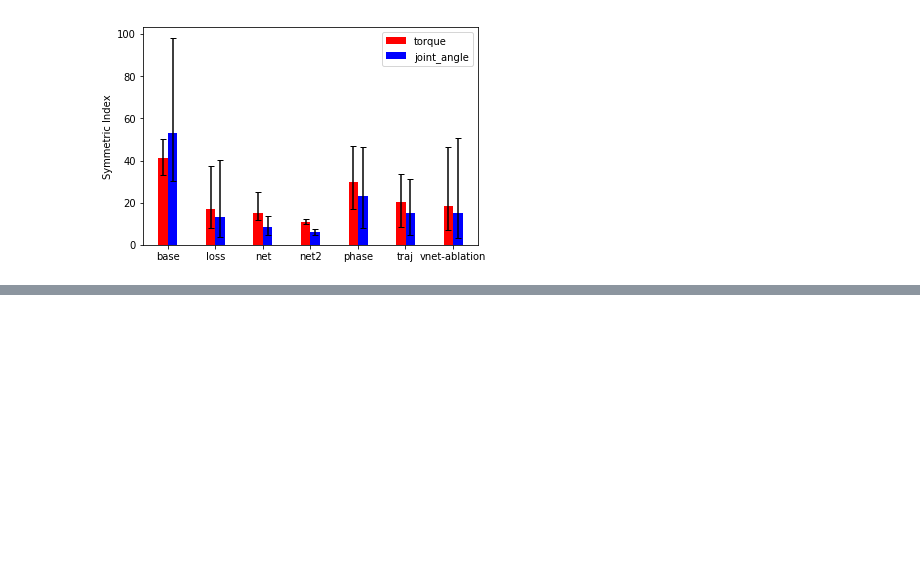
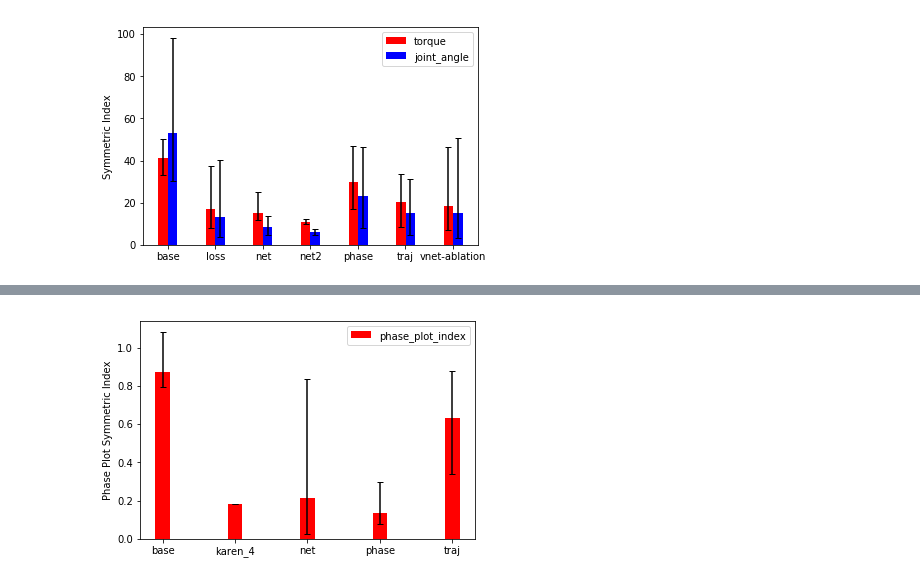
Before and after one commit to UBCMOCCA/SymmetricRL, a Jupyter notebook: show/Metrics.ipynb, the cells around one changed output, grey strips where cells are left out. Saved outputs shown, nothing was run; the diff lists cells and outputs as text; code cells hidden in the pictures; blank space fills up the shorter version.

```diff
--- a/show/Metrics.ipynb
+++ b/show/Metrics.ipynb
@@ -89,0 +189,4 @@ ax = draw_barplot(dirs, names, ["torque", "joint_angle"], ylabel="Symmetric Inde
+# %%
+ax = draw_barplot(dirs, names, ["phase_plot_index"], ylabel="Phase Plot Symmetric Index")
+# %% [output]
+[figure, added]
```
Also changed, not shown: parts of 28 cells of this notebook, 3 other files.
